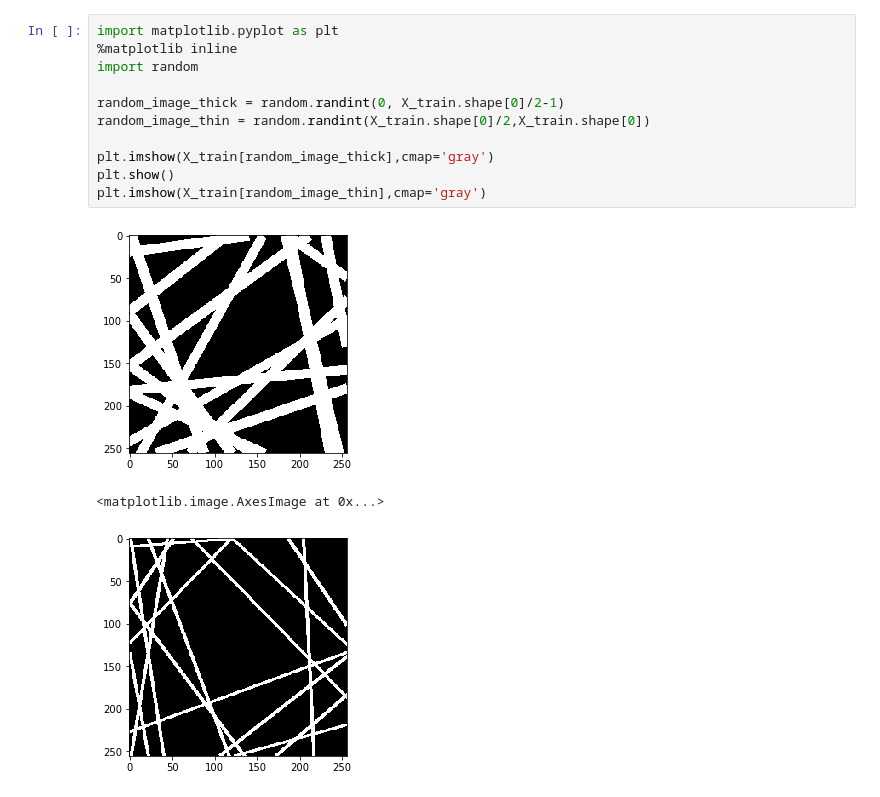
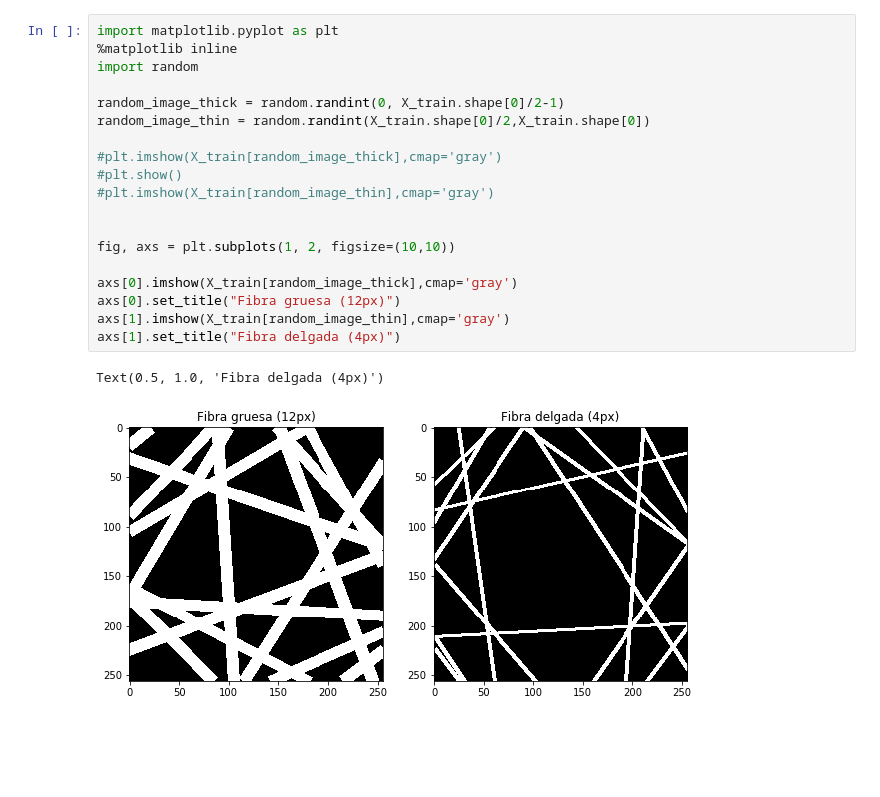
Before and after one commit to alainno/fibras, a Jupyter notebook: trainning.ipynb, the cells around one changed output. Cells and saved outputs as stored; diff of their text form; blank space fills up the shorter version.

```diff
--- a/trainning.ipynb
+++ b/trainning.ipynb
@@ -75,18 +83,25 @@ y_val.shape =  (400,)
 # %%
 import matplotlib.pyplot as plt
 %matplotlib inline
 import random
 
 random_image_thick = random.randint(0, X_train.shape[0]/2-1)
 random_image_thin = random.randint(X_train.shape[0]/2,X_train.shape[0])
 
-plt.imshow(X_train[random_image_thick],cmap='gray')
-plt.show()
-plt.imshow(X_train[random_image_thin],cmap='gray')
+#plt.imshow(X_train[random_image_thick],cmap='gray')
+#plt.show()
+#plt.imshow(X_train[random_image_thin],cmap='gray')
+
+
+fig, axs = plt.subplots(1, 2, figsize=(10,10))
+
+axs[0].imshow(X_train[random_image_thick],cmap='gray')
+axs[0].set_title("Fibra gruesa (12px)")
+axs[1].imshow(X_train[random_image_thin],cmap='gray')
+axs[1].set_title("Fibra delgada (4px)")
 # %% [output]
+Text(0.5, 1.0, 'Fibra delgada (4px)')
-[figure, old version]
+[figure, new version]
-<matplotlib.image.AxesImage at 0x...>
-[figure, removed]
 # %%
 #train_it = datagen.flow_from_directory('data/train/', class_mode='binary')
 #val_it = datagen.flow_from_directory('data/validation/', class_mode='binary')
```
Also changed, not shown: parts of 9 cells of this notebook.
